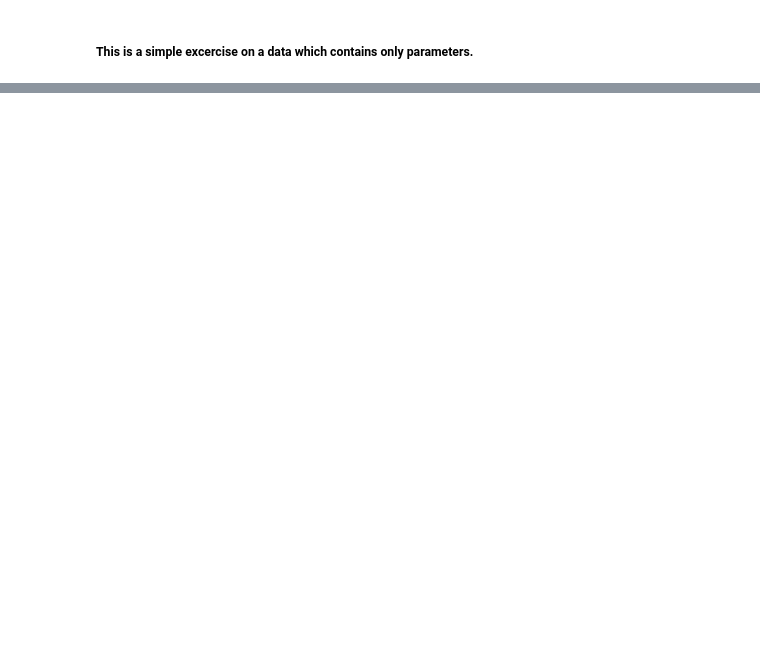
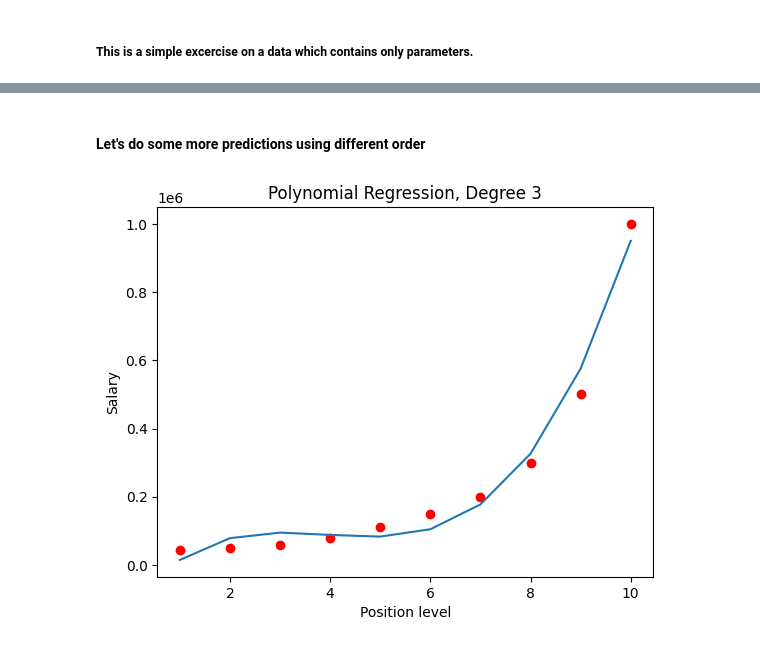
Before and after one commit to Manash-git/ML-Learn, a Jupyter notebook: polynomial_regr/ploynomial_regression.ipynb, the cells around one changed output, grey strips where cells are left out. Saved outputs shown, nothing was run; the diff lists cells and outputs as text; code cells hidden in the pictures; blank space fills up the shorter version.

```diff
--- a/polynomial_regr/ploynomial_regression.ipynb
+++ b/polynomial_regr/ploynomial_regression.ipynb
@@ -17,0 +112,24 @@ import pandas as pd
+# %% [markdown]
+#### Let's do some more predictions using different order
+# %%
+# Fitting the dataset according to desire drgree
+
+degree_obj = PolynomialFeatures(degree=3)
+x_degree = degree_obj.fit_transform(x)
+
+# Fitting Polynomial Regression to the dataset
+
+poly_reg_obj = LinearRegression()
+poly_reg_obj.fit(x_degree,y)
+
+# Visualising the Polynomial Regression results (for higher resolution and smoother curve)
+plt.scatter(x,y, color= "red")
+plt.plot(x,poly_reg_obj.predict(x_degree))
+
+# Viz Details
+plt.title('Polynomial Regression, Degree 3')
+plt.xlabel('Position level')
+plt.ylabel('Salary')
+plt.show()
+# %% [output]
+[figure, added]
```
Also changed, not shown: parts of 14 cells of this notebook.
